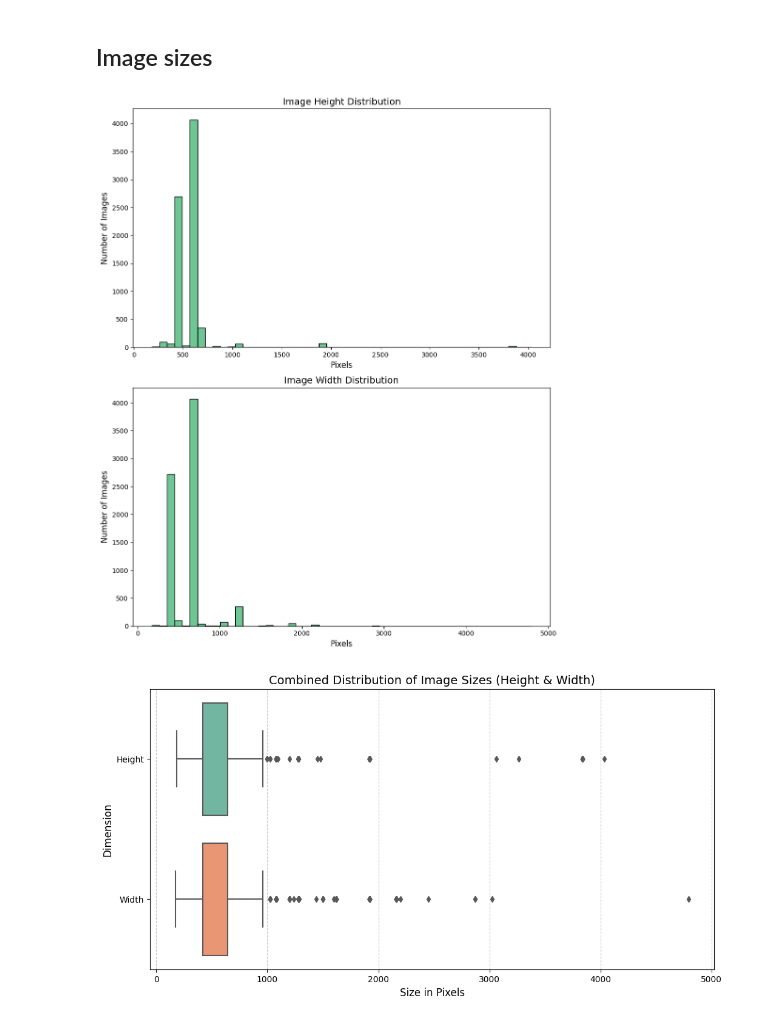
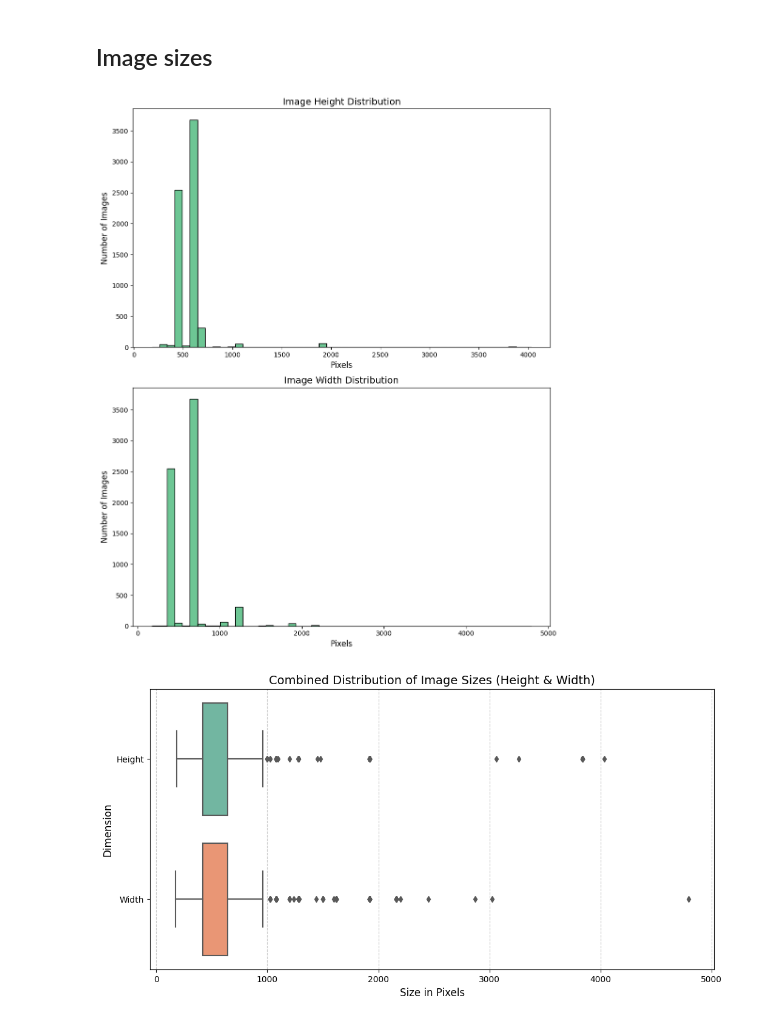
Before and after one commit to Beeditor04/CS406-PPE-detection, a Jupyter notebook: notebooks/final-eda.ipynb, the cells around one changed output. Saved outputs shown, nothing was run; the diff lists cells and outputs as text; code cells hidden in the pictures.

```diff
--- a/notebooks/final-eda.ipynb
+++ b/notebooks/final-eda.ipynb
@@ -59,7 +59,6 @@ class CFG:
     FOLDERS = ['train', 'val', 'test']
     # paths
     CUSTOM_DATASET_DIR1 = '/kaggle/input/ppe-detection-cs406/dataset'
-    CUSTOM_DATASET_DIR2 = '/kaggle/input/ppe-detection-cs406/dataset_01'
     OUTPUT_DIR = './'
 # %% [markdown]
 # Dataset
@@ -306,36 +268,36 @@ import seaborn as sns
 image_heights = []
 image_widths = []
 
-for dataset_dir in [CFG.CUSTOM_DATASET_DIR1, CFG.CUSTOM_DATASET_DIR2]:
+for dataset_dir in [CFG.CUSTOM_DATASET_DIR1]:
     for mode in CFG.FOLDERS:
         image_folder = os.path.join(dataset_dir, mode, 'images')
         if os.path.exists(image_folder):
             for file in os.listdir(image_folder):
                 image_path = os.path.join(image_folder, file)
                 with Image.open(image_path) as img:
                     width, height = img.size
                     image_widths.append(width)
                     image_heights.append(height)
 
 # Plotting
 fig, axes = plt.subplots(2, 1, figsize=(10, 12))
 
 # Height distribution
 sns.histplot(image_heights, bins=50, kde=False, color='mediumseagreen', ax=axes[0])
 axes[0].set_title('Image Height Distribution', fontsize=14)
 axes[0].set_xlabel('Pixels', fontsize=12)
 axes[0].set_ylabel('Number of Images', fontsize=12)
 
 # Width distribution
 sns.histplot(image_widths, bins=50, kde=False, color='mediumseagreen', ax=axes[1])
 axes[1].set_title('Image Width Distribution', fontsize=14)
 axes[1].set_xlabel('Pixels', fontsize=12)
 axes[1].set_ylabel('Number of Images', fontsize=12)
 
 plt.tight_layout()
 plt.show()
 # %% [output]
-[figure, old version]
+[figure, new version]
 # %%
 import os
 import pandas as pd
```
Also changed, not shown: parts of 7 cells of this notebook.
